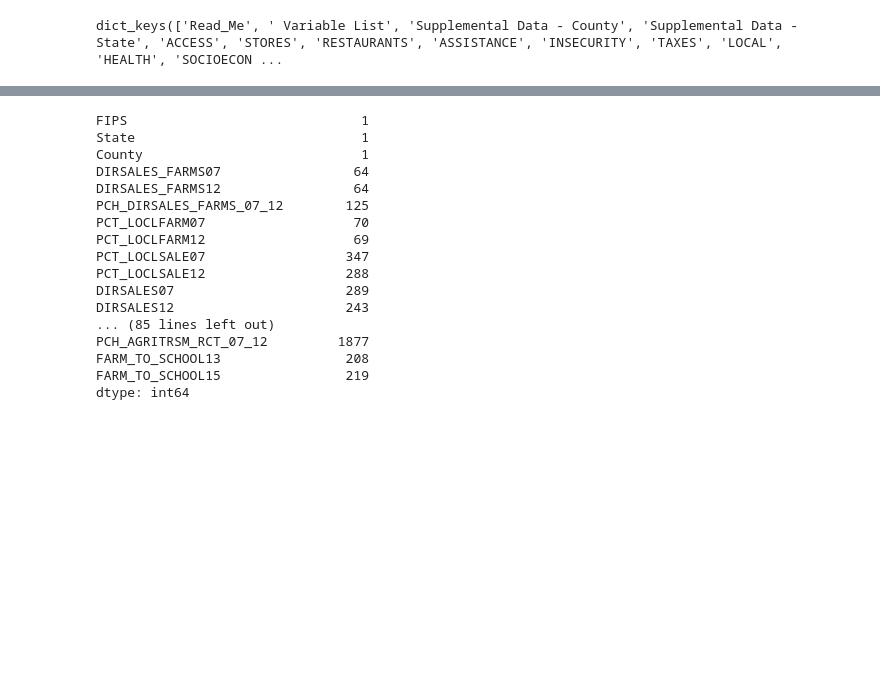
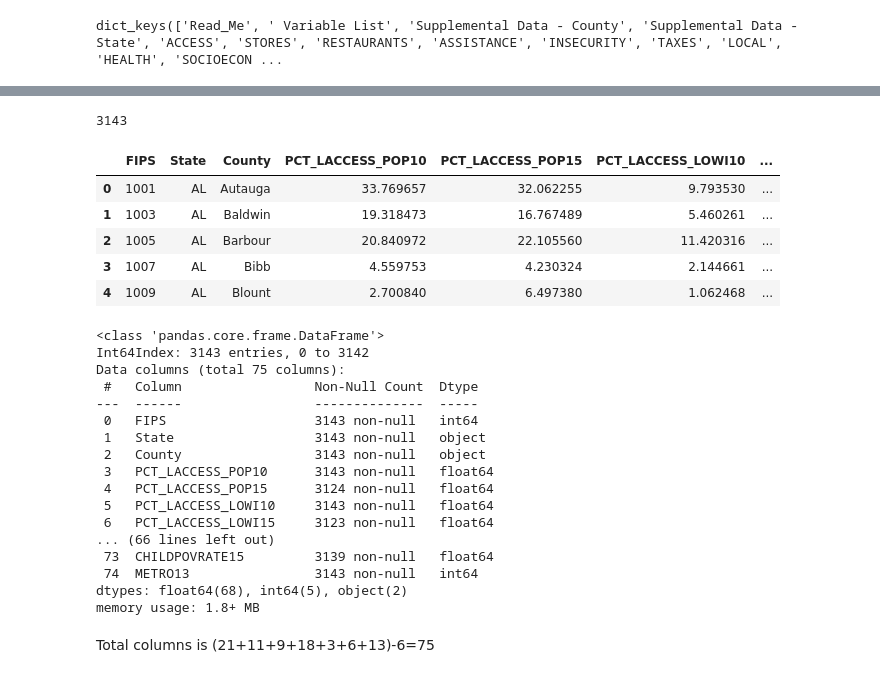
Before and after one commit to tsherpa9/capstone, a Jupyter notebook: src/Preprocessing.ipynb, the cells around one changed output, grey strips where cells are left out. Drawn from its saved outputs; the diff is of its cells as text; code cells hidden in the pictures; blank space fills up the shorter version.

Commit message:
Merging dataframes into final dataset

```diff
--- a/src/Preprocessing.ipynb
+++ b/src/Preprocessing.ipynb
@@ -28,0 +70,5 @@ df_names = ['ACCESS', 'STORES', 'RESTAURANTS', 'ASSISTANCE', 'INSECURITY', 'TAXE
+# %%
+print(local['FIPS'].isnull().sum())
+# Removing row with no FIPS code in the dataframe 'local'
+local.dropna(axis=0, subset=['FIPS'], inplace=True)
+local['FIPS'] = pd.to_numeric(local['FIPS']).astype('int64')  #change to int64
@@ -28,0 +102,3 @@ df_names = ['ACCESS', 'STORES', 'RESTAURANTS', 'ASSISTANCE', 'INSECURITY', 'TAXE
+# %%
+# Show all columns
+pd.set_option('max_columns', None)
@@ -182,22 +193,39 @@ tax
-# %%
-local.isnull().sum()
-# %% [output]
-FIPS                              1
-State                             1
-County                            1
-DIRSALES_FARMS07                 64
-DIRSALES_FARMS12                 64
-PCH_DIRSALES_FARMS_07_12        125
-PCT_LOCLFARM07                   70
-PCT_LOCLFARM12                   69
-PCT_LOCLSALE07                  347
-PCT_LOCLSALE12                  288
-DIRSALES07                      289
-DIRSALES12                      243
-... (85 lines left out)
-PCH_AGRITRSM_RCT_07_12         1877
-FARM_TO_SCHOOL13                208
-FARM_TO_SCHOOL15                219
-dtype: int64
-# %%
-pd.set_option('max_rows', None)
+# %%
+# Checking uniqueness of county codes
+access['FIPS'].nunique()
+# %% [output]
+3143
+# %%
+# Merging 7 dataframes of interest on FIPS code unique to counties
+df_comb = access.merge(stores,on='FIPS').merge(rest,on='FIPS').merge(assist,on='FIPS').merge(
+    insec,on='FIPS').merge(local,on='FIPS').merge(soc_ec,on='FIPS')
+df_comb.head()
+# %% [output]
+|  | FIPS | State | County | PCT_LACCESS_POP10 | PCT_LACCESS_POP15 | PCT_LACCESS_LOWI10 | ... |
+| 0 | 1001 | AL | Autauga | 33.769657 | 32.062255 | 9.793530 | ... |
+| 1 | 1003 | AL | Baldwin | 19.318473 | 16.767489 | 5.460261 | ... |
+| 2 | 1005 | AL | Barbour | 20.840972 | 22.105560 | 11.420316 | ... |
+| 3 | 1007 | AL | Bibb | 4.559753 | 4.230324 | 2.144661 | ... |
+| 4 | 1009 | AL | Blount | 2.700840 | 6.497380 | 1.062468 | ... |
+# %%
+df_comb.info()
+# %% [output]
+<class 'pandas.core.frame.DataFrame'>
+Int64Index: 3143 entries, 0 to 3142
+Data columns (total 75 columns):
+ #   Column                 Non-Null Count  Dtype
+---  ------                 --------------  -----
+ 0   FIPS                   3143 non-null   int64
+ 1   State                  3143 non-null   object
+ 2   County                 3143 non-null   object
+ 3   PCT_LACCESS_POP10      3143 non-null   float64
+ 4   PCT_LACCESS_POP15      3124 non-null   float64
+ 5   PCT_LACCESS_LOWI10     3143 non-null   float64
+ 6   PCT_LACCESS_LOWI15     3123 non-null   float64
+... (66 lines left out)
+ 73  CHILDPOVRATE15         3139 non-null   float64
+ 74  METRO13                3143 non-null   int64
+dtypes: float64(68), int64(5), object(2)
+memory usage: 1.8+ MB
+# %% [markdown]
+Total columns is (21+11+9+18+3+6+13)-6=75
```
Also changed, not shown: parts of 21 cells of this notebook.
